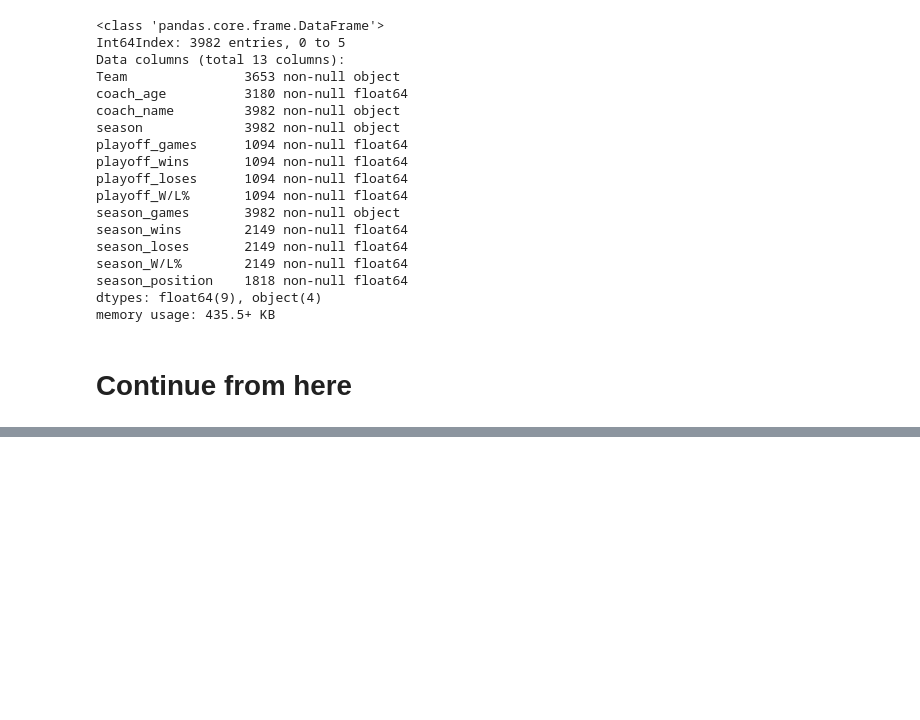
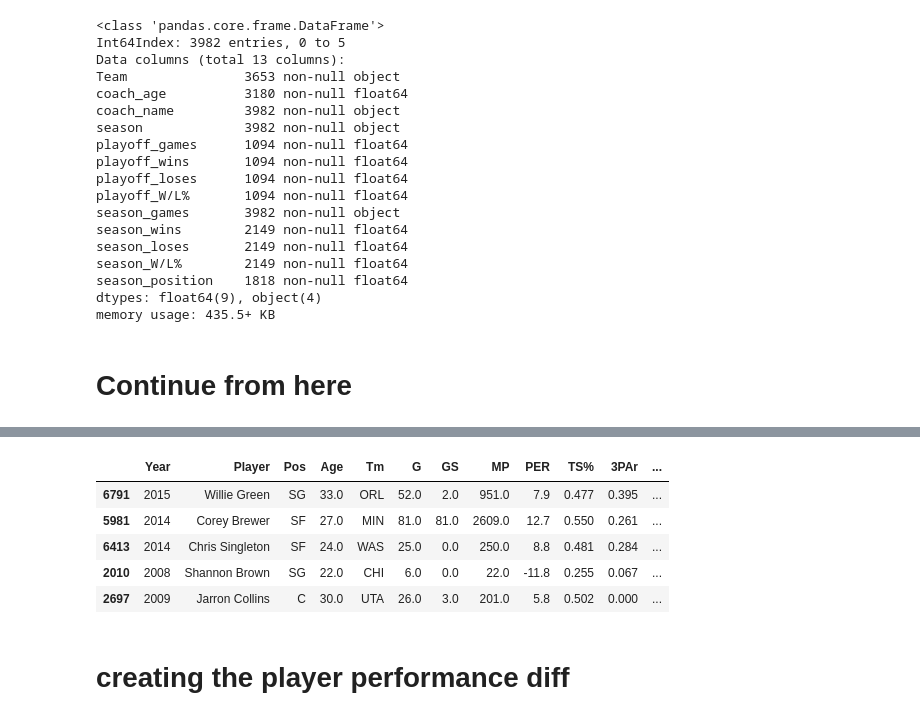
Before and after one commit to eranblack/Capstone, a Jupyter notebook: EDA.ipynb, the cells around one changed output, grey strips where cells are left out. Cells and saved outputs as stored; diff of their text form; code cells hidden in the pictures; blank space fills up the shorter version.

```diff
--- a/EDA.ipynb
+++ b/EDA.ipynb
@@ -273,0 +310,4 @@ sorted(temp)
+# %%
+df_coach=df_coach[df_coach['season']!='Career']
+# %%
+df_coach['season']=df_coach['season'].apply(lambda x: x[:2]+x[-2:]) #code for fixing ther dates
@@ -273,0 +332,6 @@ sorted(temp)
+# %%
+#taking only the coach name from the coah table and merging it to the player table
+df_temp=pd.DataFrame()
+df_temp['Year']=df_coach['season'].astype(int)
+df_temp['Tm']=df_coach['Team']
+df_temp['coach_name']=df_coach['coach_name']
@@ -273,0 +358,13 @@ sorted(temp)
+# %%
+result=pd.merge(df,df_temp, how='left', on=['Year','Tm'])
+# %%
+result.sample(5) #this is the merged table
+# %% [output]
+|  | Year | Player | Pos | Age | Tm | G | GS | MP | PER | TS% | 3PAr | ... |
+| 6791 | 2015 | Willie Green | SG | 33.0 | ORL | 52.0 | 2.0 | 951.0 | 7.9 | 0.477 | 0.395 | ... |
+| 5981 | 2014 | Corey Brewer | SF | 27.0 | MIN | 81.0 | 81.0 | 2609.0 | 12.7 | 0.550 | 0.261 | ... |
+| 6413 | 2014 | Chris Singleton | SF | 24.0 | WAS | 25.0 | 0.0 | 250.0 | 8.8 | 0.481 | 0.284 | ... |
+| 2010 | 2008 | Shannon Brown | SG | 22.0 | CHI | 6.0 | 0.0 | 22.0 | -11.8 | 0.255 | 0.067 | ... |
+| 2697 | 2009 | Jarron Collins | C | 30.0 | UTA | 26.0 | 3.0 | 201.0 | 5.8 | 0.502 | 0.000 | ... |
+# %% [markdown]
+# creating the player performance diff
```
Also changed, not shown: parts of 20 cells of this notebook, 2 other files.
